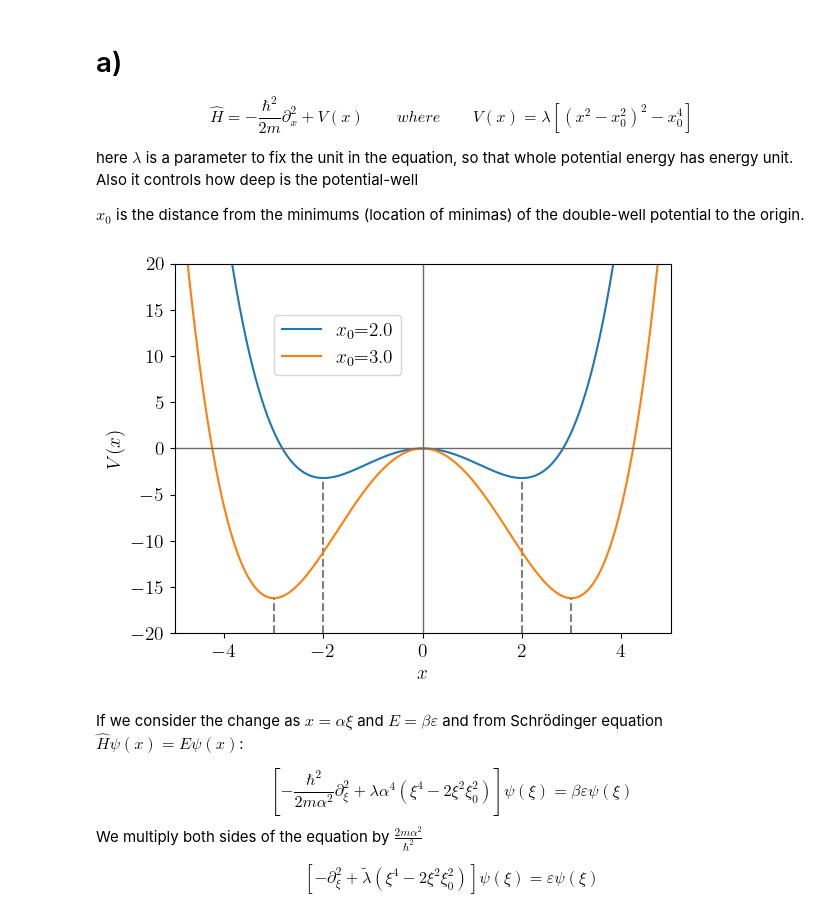
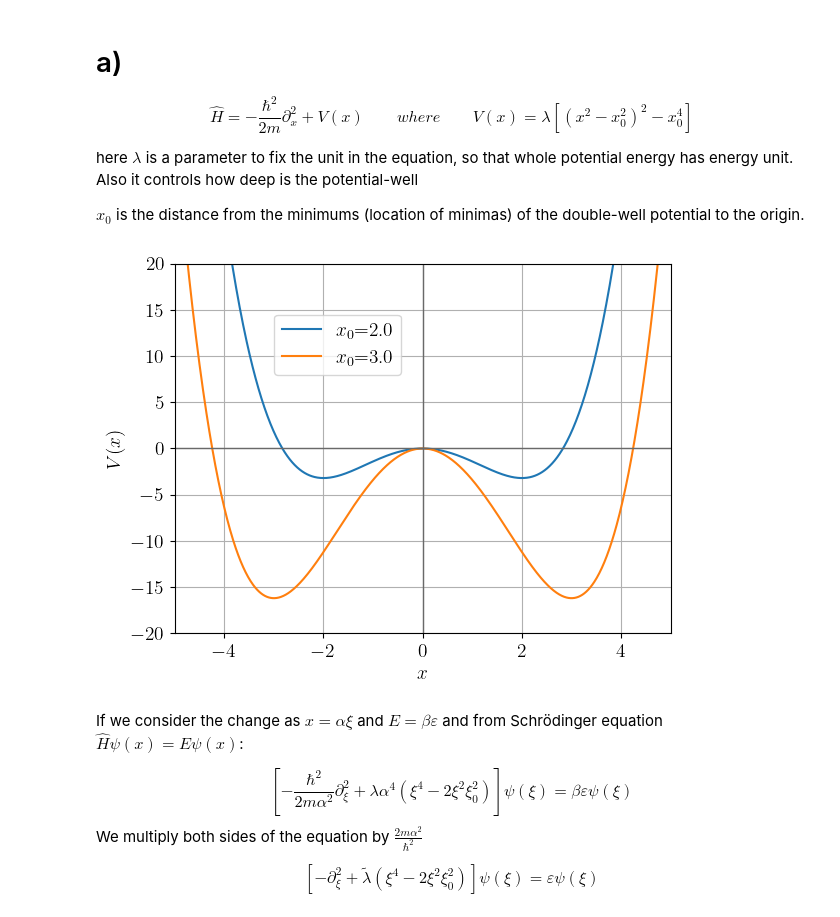
Before and after one commit to FSchierok/compPhys, a Jupyter notebook: Blatt9.ipynb, the cells around one changed output. Drawn from its saved outputs; the diff is of its cells as text; code cells hidden in the pictures.

```diff
--- a/Blatt9.ipynb
+++ b/Blatt9.ipynb
@@ -22,31 +23,29 @@ $x_0$ is the distance from the minimums (location of minimas) of the double-well
 # %%
 def potential(lamb,x0,x):
     return lamb*((x**2-x0**2)**2-x0**4)
 
 x=np.linspace(-5,5,1001)
 lam=0.2
 
 x_0=2.0
 y=potential(lam,x_0,x)
 plt.plot(x,y,label=r'$x_0$='+str(x_0))
-plt.vlines(x_0,-20,potential(lam,x_0,x_0),linestyles='dashed',colors='grey')
-plt.vlines(-x_0,-20,potential(lam,x_0,x_0),linestyles='dashed',colors='grey')
 
 x_0=3.0
 y=potential(lam,x_0,x)
 plt.plot(x,y,label=r'$x_0$='+str(x_0))
-plt.vlines(x_0,-20,potential(lam,x_0,x_0),linestyles='dashed',colors='grey')
-plt.vlines(-x_0,-20,potential(lam,x_0,x_0),linestyles='dashed',colors='grey')
+plt.grid()
+
 plt.ylabel(r'$V(x)$')
 plt.xlabel(r'$x$')
 plt.ylim(-20,20)
 plt.xlim(-5.,5.)
 plt.plot([-6, 6], [0, 0], "-", color = "dimgrey", linewidth = 1)
 plt.plot([0, 0], [-20, 20], "-", color = "dimgrey", linewidth = 1)
 plt.legend(loc=(0.2,0.7))
 plt.show()
 # %% [output]
-[figure, old version]
+[figure, new version]
 # %% [markdown]
 If we consider the change as $x=\alpha \xi$ and $E=\beta \varepsilon$ and from Schrödinger equation $\hat H \psi(x)=E\psi(x)$:
 
```
Also changed, not shown: parts of 4 cells of this notebook.
